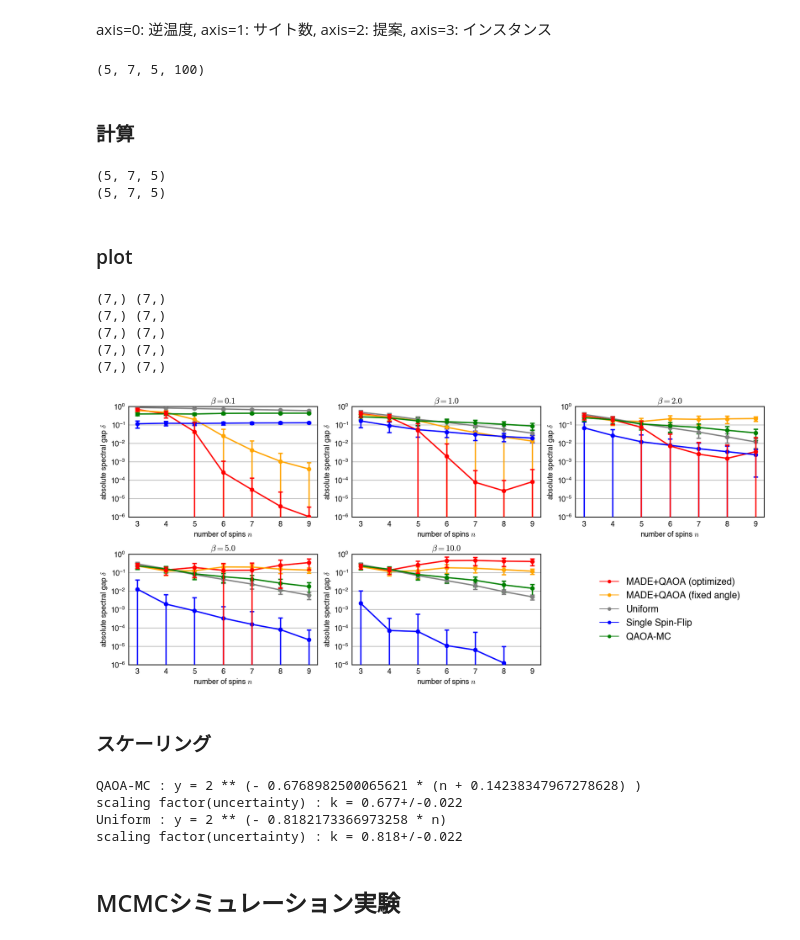
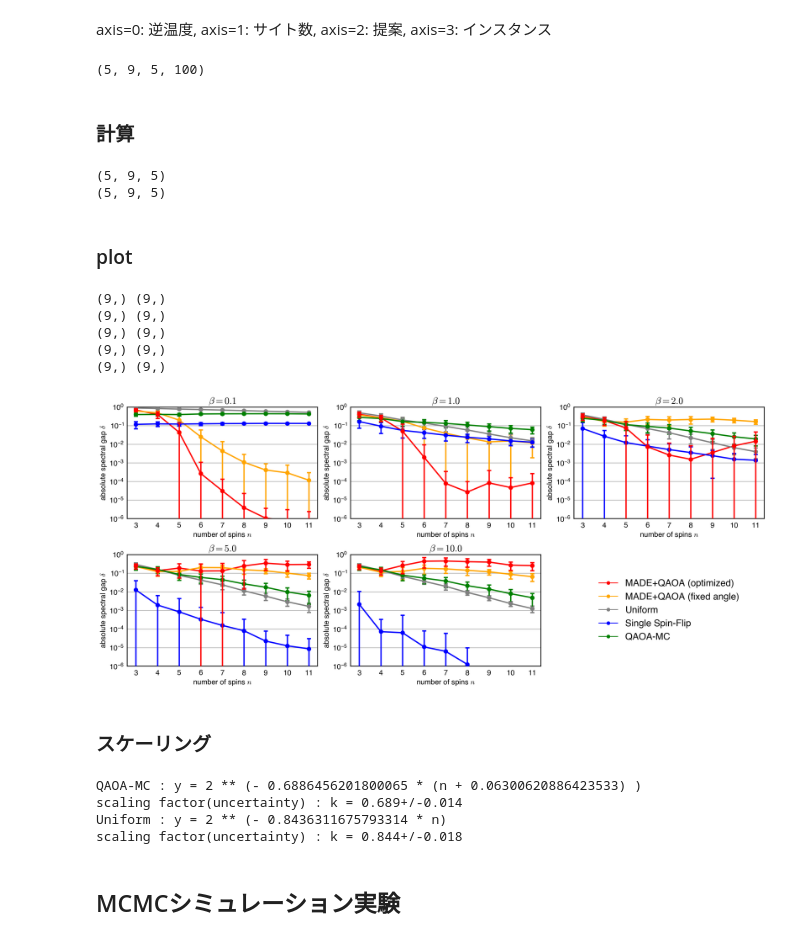
Before and after one commit to yuichiro-nakano/data_for_qaoa-made-mcmc, a Jupyter notebook: figure/make_fig.ipynb, the cells around one changed output. Cells and saved outputs as stored; diff of their text form; code cells hidden in the pictures.

```diff
--- a/figure/make_fig.ipynb
+++ b/figure/make_fig.ipynb
@@ -31,7 +31,7 @@ plt.rcParams['mathtext.fontset'] = 'cm'
 ### 定数
 # %%
 n_spin_min = 3
-n_spin_max = 9
+n_spin_max = 11
 beta_list = [1e-1, 1e0, 2e0, 5e0, 1e1]
 print()
 # %% [markdown]
@@ -62,7 +62,7 @@ for beta in beta_list:
 # 形状確認
 print(gap_data.shape)
 # %% [output]
-(5, 7, 5, 100)
+(5, 9, 5, 100)
 # %% [markdown]
 ### 計算
 # %%
@@ -91,8 +91,8 @@ def exp_fit_2(x_data, y_data, y_std):
     l_popt, l_pcov = curve_fit(exp_func_2, x_data, y_data, sigma=y_std, maxfev=10000, check_finite=False)
     return exp_func_2(x_data, *l_popt), l_popt, l_pcov
 # %% [output]
-(5, 7, 5)
-(5, 7, 5)
+(5, 9, 5)
+(5, 9, 5)
 # %% [markdown]
 ### plot
 # %%
@@ -105,7 +105,7 @@ elinewidth = 2.5
 capthick = 2.5
 linewidth = 2.5
 
-fig1, ax1 = plt.subplots(n_row, n_col, figsize=(18,8), dpi=100)
+fig1, ax1 = plt.subplots(n_row, n_col, figsize=(18,8), dpi=200)
 
 for i in range(len(beta_list)):
 	row = i // n_col
@@ -134,40 +134,40 @@ for i in range(len(beta_list)):
 	ax1[row,col].spines["bottom"].set_linewidth(spines)
 	ax1[row,col].spines["right"].set_linewidth(spines)
 
 	ax1[row,col].set_yscale("log")
 	ax1[row,col].set_ylim(1e-6, 1e0)
 	ax1[row,col].set_xlabel(r'number of spins $n$', fontsize=14)
 	ax1[row,col].set_ylabel(r'absolute spectral gap $\delta$', fontsize=14)
 	ax1[row,col].tick_params(width=0.0, labelsize=14)
 	ax1[row,col].minorticks_off()
-	ax1[row,col].set_title(r'$\beta={0}$'.format(beta_list[i]),{"fontsize": 16})
+	ax1[row,col].set_title(r'$\beta={0}$'.format(beta_list[i]),{"fontsize": 18})
 
 	#if i == len(beta_list)-1:
 		#ax1[row,col].legend(fontsize=14, bbox_to_anchor=(1.2, 1.0))
 
 ax1[-1,-1].plot([], [], marker='o', color='red', label='MADE+QAOA (optimized)', linestyle=None)
 ax1[-1,-1].plot([], [], marker='o', color='orange', label='MADE+QAOA (fixed angle)', linestyle=None)
 ax1[-1,-1].plot([], [], marker='o', color='grey', label='Uniform', linestyle=None)
 ax1[-1,-1].plot([], [], marker='o', color='blue', label='Single Spin-Flip', linestyle=None)
 ax1[-1,-1].plot([], [], marker='o', color='green', label='QAOA-MC', linestyle=None)
 
 for spine in ax1[-1,-1].spines.values():
     spine.set_visible(False)
 ax1[-1,-1].axes.get_xaxis().set_visible(False)
 ax1[-1,-1].axes.get_yaxis().set_visible(False)
 
 ax1[-1,-1].legend(fontsize=18, bbox_to_anchor=(0.5,0.5), loc='center', frameon=False)
 
 plt.tight_layout()
 #fig1.savefig("ave_gap_vs_qubit.svg", dpi=300)
 #fig1.savefig("ave_gap_vs_qubit.png", dpi=300)
 # %% [output]
-(7,) (7,)
-(7,) (7,)
-(7,) (7,)
-(7,) (7,)
-(7,) (7,)
+(9,) (9,)
+(9,) (9,)
+(9,) (9,)
+(9,) (9,)
+(9,) (9,)
-[figure, old version]
+[figure, new version]
 # %% [markdown]
 ### スケーリング
 # %%
@@ -189,10 +189,10 @@ print("scaling factor(uncertainty) : k = {0}".format(u_qaoa_mc_coef))
 print("Uniform : y = 2 ** (- {0} * n)".format(uni_coef[0]))
 print("scaling factor(uncertainty) : k = {0}".format(u_uni_coef))
 # %% [output]
-QAOA-MC : y = 2 ** (- 0.6768982500065621 * (n + 0.14238347967278628) )
-scaling factor(uncertainty) : k = 0.677+/-0.022
-Uniform : y = 2 ** (- 0.8182173366973258 * n)
-scaling factor(uncertainty) : k = 0.818+/-0.022
+QAOA-MC : y = 2 ** (- 0.6886456201800065 * (n + 0.06300620886423533) )
+scaling factor(uncertainty) : k = 0.689+/-0.014
+Uniform : y = 2 ** (- 0.8436311675793314 * n)
+scaling factor(uncertainty) : k = 0.844+/-0.018
 # %% [markdown]
 ## MCMCシミュレーション実験
 # %% [markdown]
```
Also changed, not shown: parts of 9 cells of this notebook.
